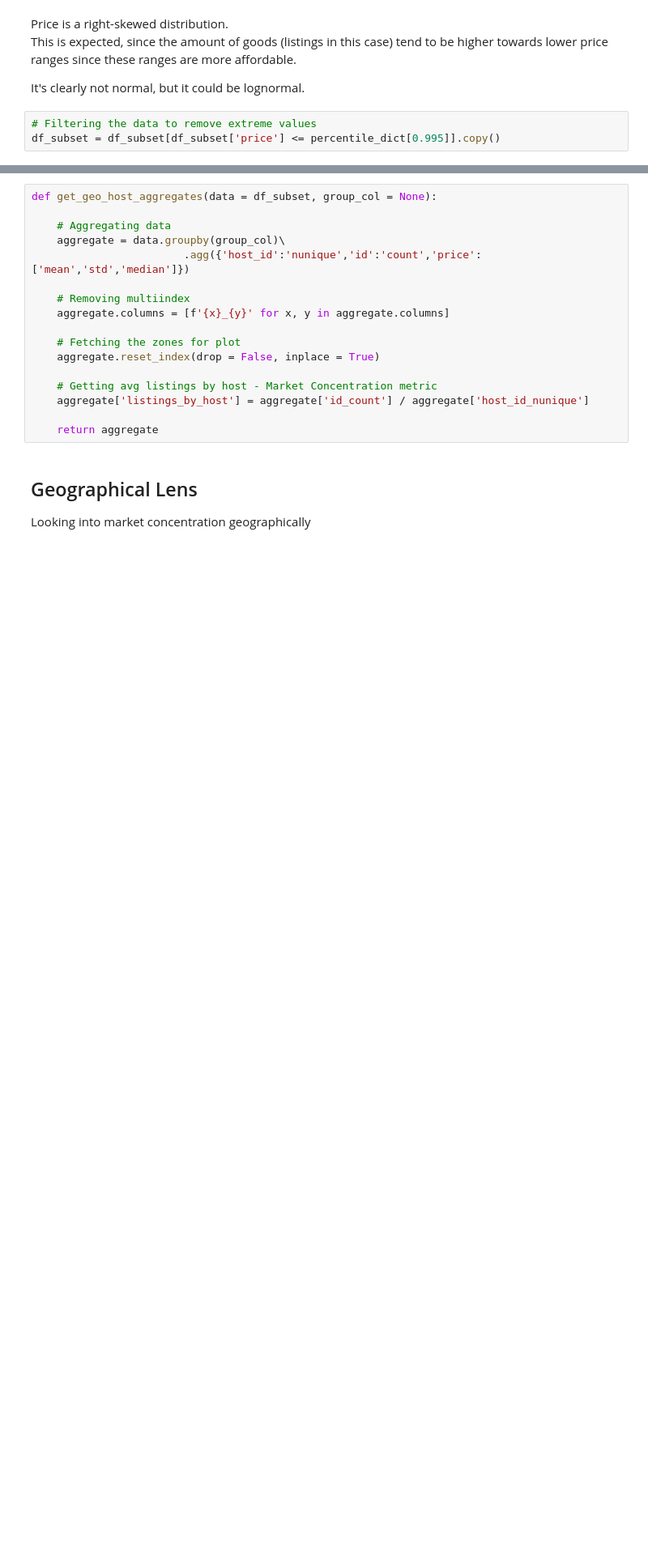
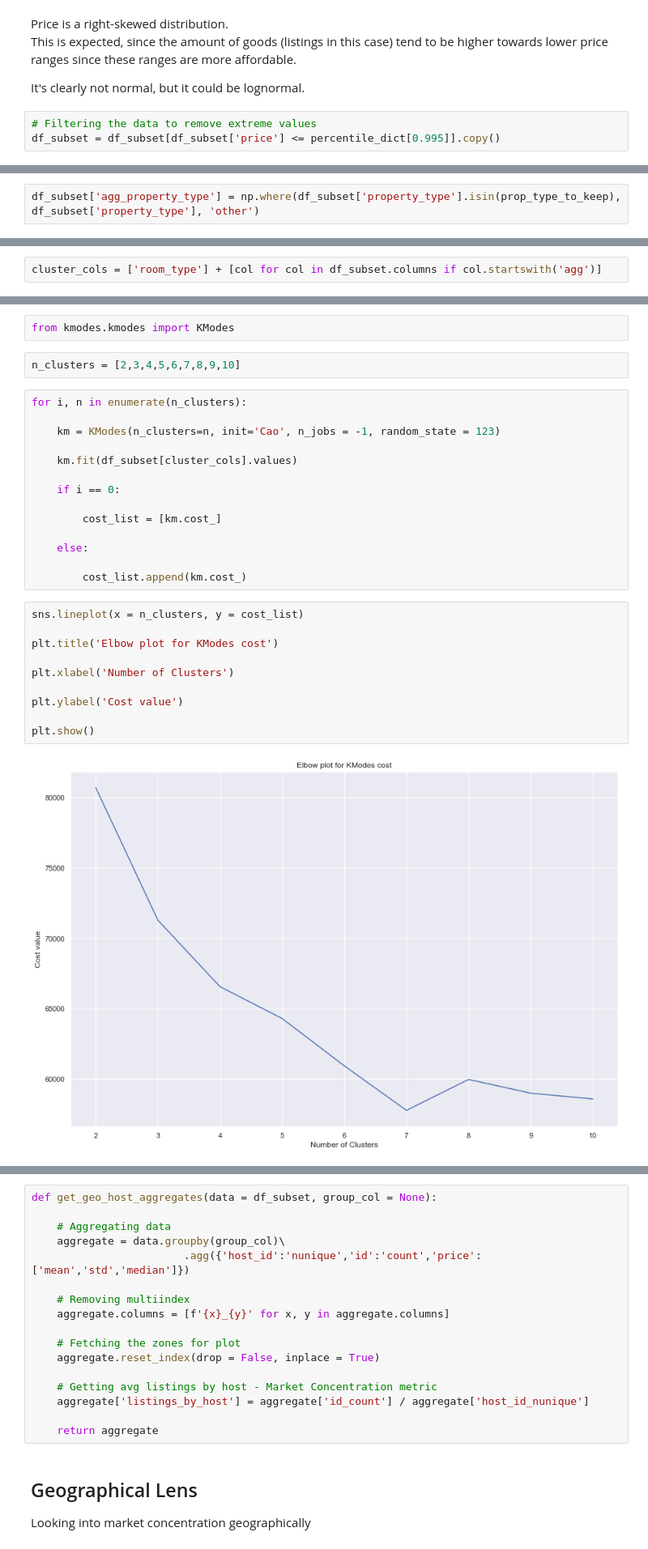
Before and after one commit to bglucca/RioAirBnB, a Jupyter notebook: analysis.ipynb, the cells around one changed output, grey strips where cells are left out. Shown at 81% size. Saved outputs shown, nothing was run; the diff lists cells and outputs as text; blank space fills up the shorter version.

```diff
--- a/analysis.ipynb
+++ b/analysis.ipynb
@@ -606,0 +735,2 @@ df_subset = df_subset[df_subset['price'] <= percentile_dict[0.995]].copy()
+# %%
+df_subset['agg_property_type'] = np.where(df_subset['property_type'].isin(prop_type_to_keep), df_subset['property_type'], 'other')
@@ -606,0 +752,2 @@ df_subset = df_subset[df_subset['price'] <= percentile_dict[0.995]].copy()
+# %%
+cluster_cols = ['room_type'] + [col for col in df_subset.columns if col.startswith('agg')]
@@ -606,0 +768,30 @@ df_subset = df_subset[df_subset['price'] <= percentile_dict[0.995]].copy()
+# %%
+from kmodes.kmodes import KModes
+# %%
+n_clusters = [2,3,4,5,6,7,8,9,10]
+# %%
+for i, n in enumerate(n_clusters):
+
+    km = KModes(n_clusters=n, init='Cao', n_jobs = -1, random_state = 123)
+
+    km.fit(df_subset[cluster_cols].values)
+
+    if i == 0:
+
+        cost_list = [km.cost_]
+
+    else:
+
+        cost_list.append(km.cost_)
+# %%
+sns.lineplot(x = n_clusters, y = cost_list)
+
+plt.title('Elbow plot for KModes cost')
+
+plt.xlabel('Number of Clusters')
+
+plt.ylabel('Cost value')
+
+plt.show()
+# %% [output]
+[figure, added]
```
Also changed, not shown: parts of 33 cells of this notebook, 1 other file.
